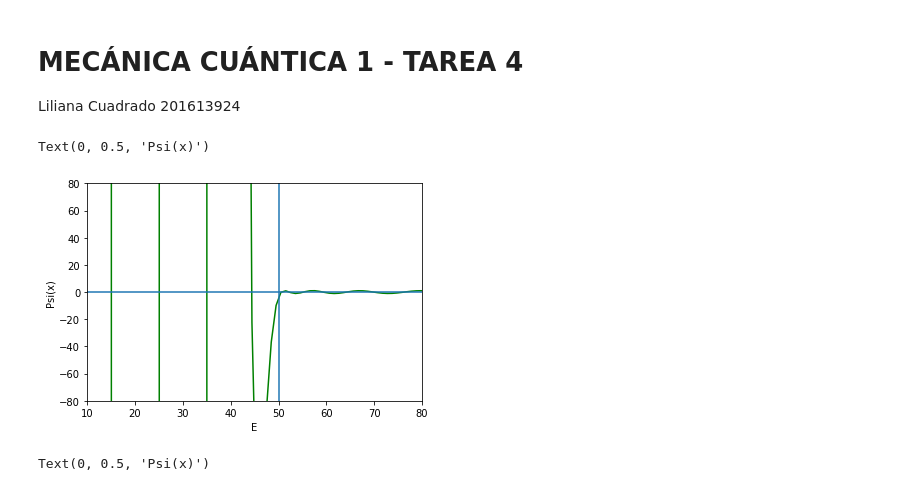
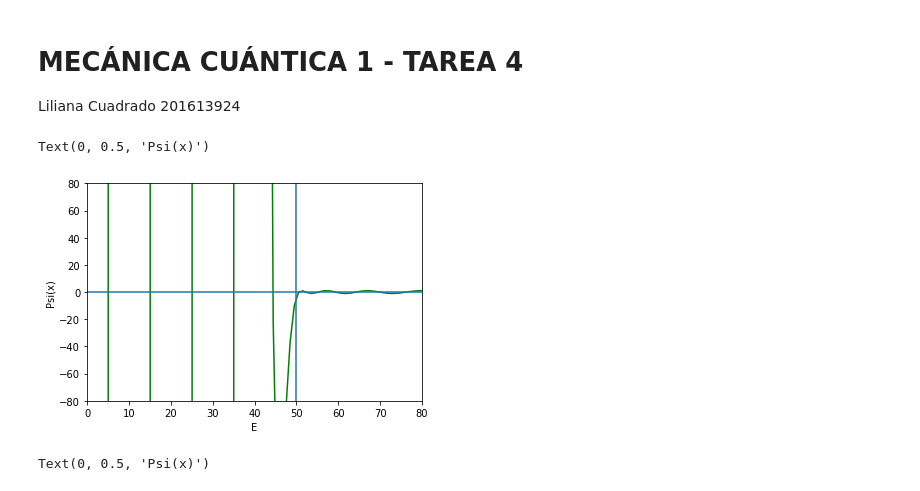
Before and after one commit to lmcuadrado/Cuanticahw4, a Jupyter notebook: solucion_hw4.ipynb, the cells around one changed output. Saved outputs shown, nothing was run; the diff lists cells and outputs as text; code cells hidden in the pictures.

```diff
--- a/solucion_hw4.ipynb
+++ b/solucion_hw4.ipynb
@@ -24,6 +24,9 @@ N = 5000 #Numero de puntos
 x = np.linspace(-x_max, x_max, N)  #Rango a graficar
 psi = np.zeros([N,2])              #Arreglo para guardar solución de psi
 dE = np.linspace(0,k*L**2, 100)    #Rango de energia
+
+listaPar=[]
+listaImpar=[]
 # %%
 #Defino el potencial V
 def V(x):
@@ -48,20 +51,19 @@ def func(e):
     return psi[-1,0]
 
 #Lista con la solución de psi
-lista=[]
 for i in dE:
-    lista.append(func(i))
+    listaPar.append(func(i))
 # %%
 #Energía con psi par
-plt.plot(dE,lista, color="g")
-plt.axis([10,80,-80,80]) #hago zoom sobre la gráfica
+plt.plot(dE,listaPar, color="g")
+plt.axis([0,80,-80,80]) #hago zoom sobre la gráfica
 plt.axhline(y=0)
 plt.axvline(x=cl)
 plt.xlabel('E')
 plt.ylabel('Psi(x)')
 # %% [output]
 Text(0, 0.5, 'Psi(x)')
-[figure, old version]
+[figure, new version]
 # %%
 #Resuelvo la ecuación diferencial las condiciones necesarias para que la SOLUCIÓN sea IMPAR
 psi_inicial = np.array([0,1])  #Valores iniciales para obtener una solución impar
```
Also changed, not shown: parts of 3 cells of this notebook.
